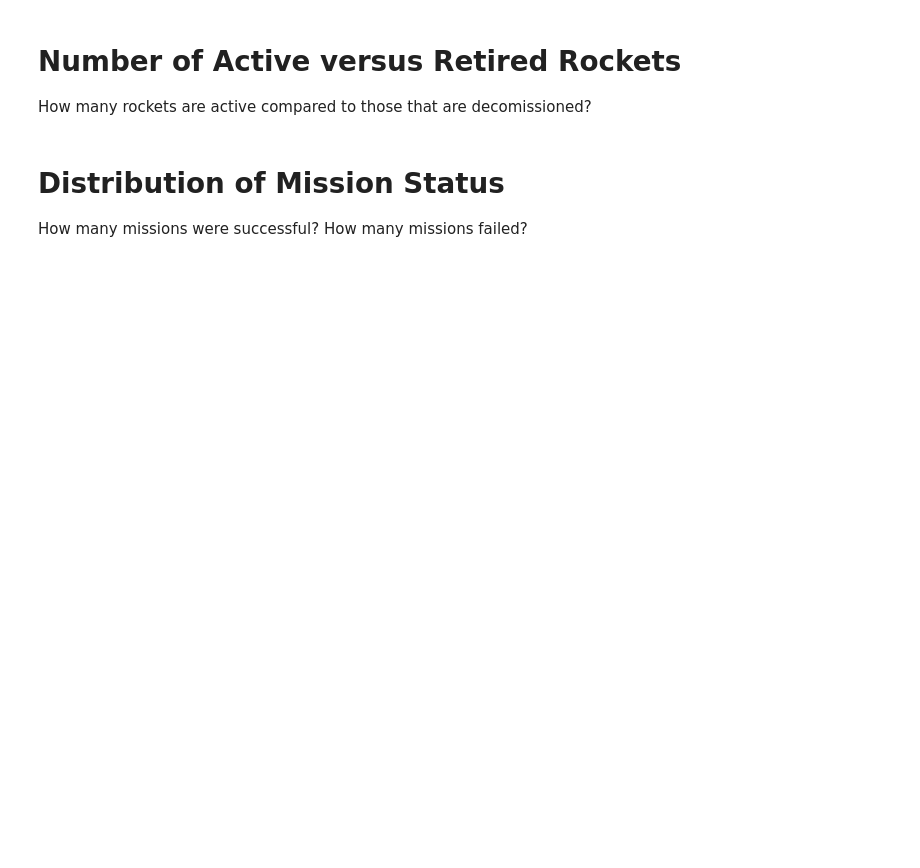
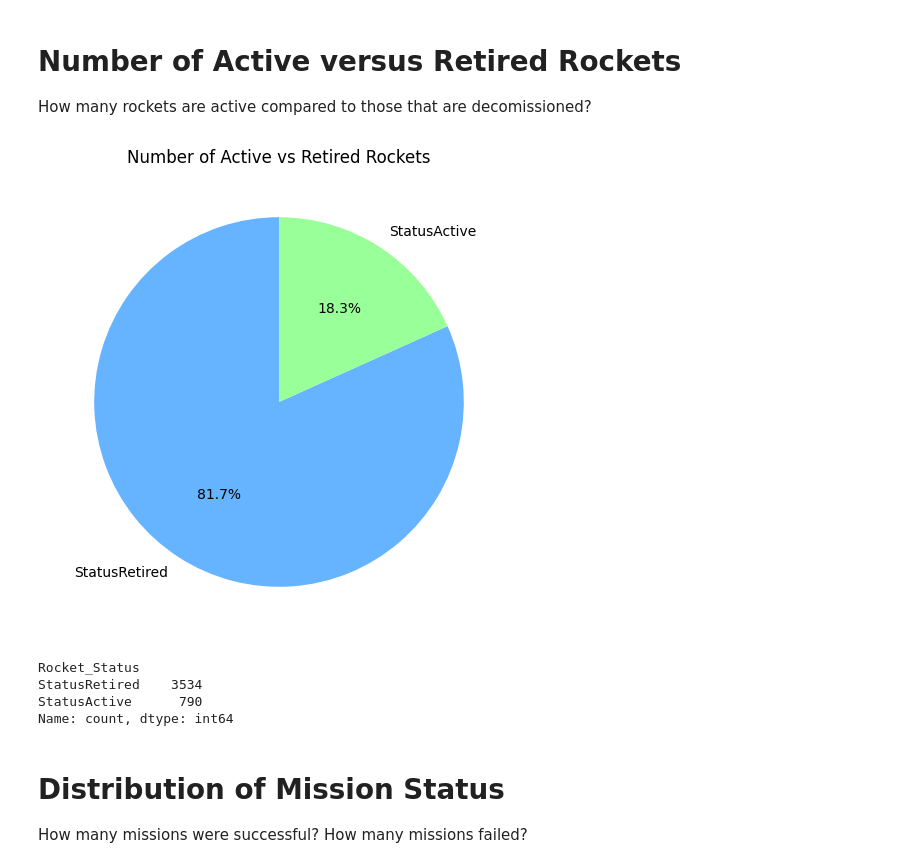
Before and after one commit to chrisZerv/Space-Missions-Analysis, a Jupyter notebook: Space_Missions_Analysis.ipynb, the cells around one changed output. Cells and saved outputs as stored; diff of their text form; code cells hidden in the pictures; blank space fills up the shorter version.

```diff
--- a/Space_Missions_Analysis.ipynb
+++ b/Space_Missions_Analysis.ipynb
@@ -99,6 +183,26 @@ Create a chart that shows the number of space mission launches by organisation.
 # Number of Active versus Retired Rockets
 
 How many rockets are active compared to those that are decomissioned?
+# %%
+# Count the number of active vs retired rockets
+rocket_status_counts = df_cleaned['Rocket_Status'].value_counts()
+# %%
+# Plotting the results in a pie chart
+plt.figure(figsize=(6, 6))
+rocket_status_counts.plot(kind='pie', autopct='%1.1f%%', startangle=90, colors=['#66b3ff', '#99ff99'])
+plt.title('Number of Active vs Retired Rockets')
+plt.ylabel('')  # Remove y-axis label for better visual
+plt.show()
+# %% [output]
+[figure, added]
+# %%
+# Display the counts for clarity
+print(rocket_status_counts)
+# %% [output]
+Rocket_Status
+StatusRetired    3534
+StatusActive      790
+Name: count, dtype: int64
 # %% [markdown]
 # Distribution of Mission Status
 
```
Also changed, not shown: parts of 52 cells of this notebook.
